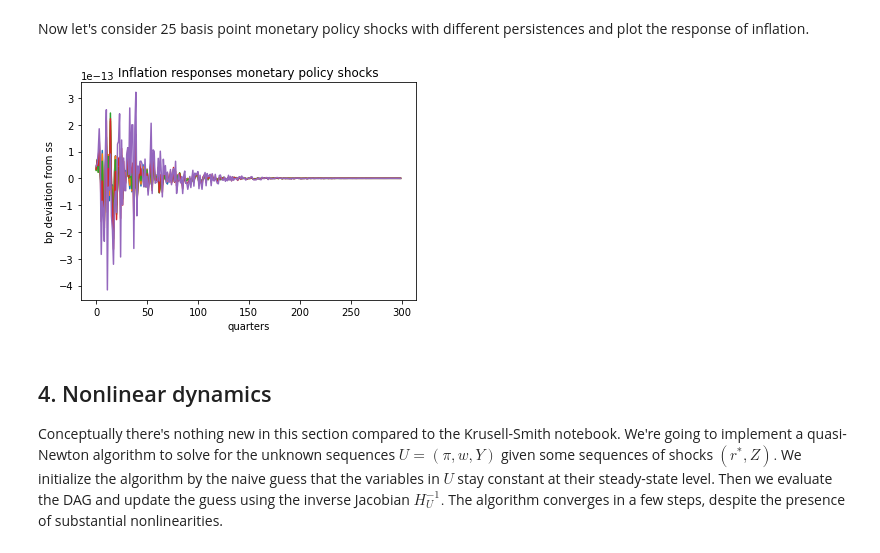
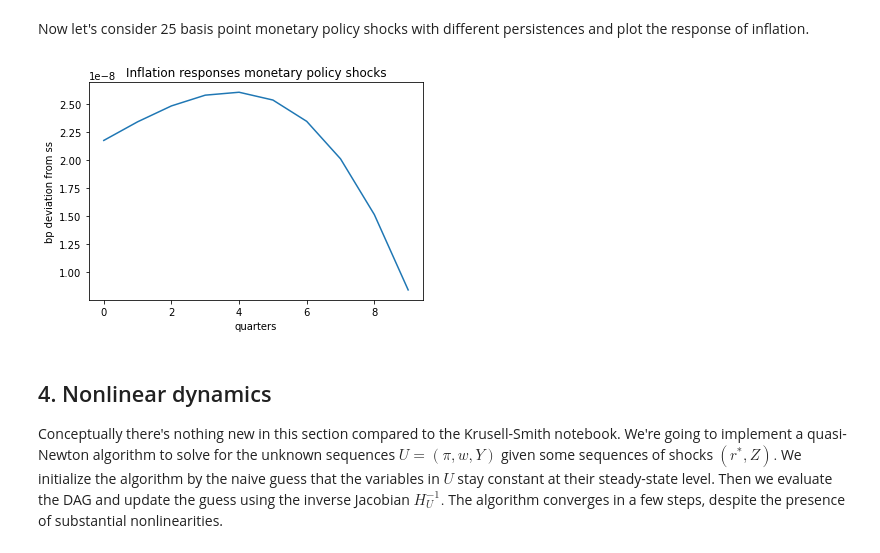
Before and after one commit to EmilHP/sequence-jacobian-master, a Jupyter notebook: hank.ipynb, the cells around one changed output. Drawn from its saved outputs; the diff is of its cells as text; code cells hidden in the pictures.

```diff
--- a/hank.ipynb
+++ b/hank.ipynb
@@ -343,18 +343,18 @@ for o in G:
 # %% [markdown]
 Now let's consider 25 basis point monetary policy shocks with different persistences and plot the response of inflation.
 # %%
-rhos = np.array([0.2, 0.4, 0.6, 0.8, 0.9])
+rhos = np.array([0.2])
 
 drstar = -0.0025 * rhos ** (np.arange(T)[:, np.newaxis])
-dpi = G['A']['rstar'] @ drstar
+dpi = G['pi']['rstar'] @ drstar
 
-plt.plot(10000 * dpi[:])
+plt.plot(10000 * dpi[290:])
 plt.title(r'Inflation responses monetary policy shocks')
 plt.xlabel('quarters')
 plt.ylabel('bp deviation from ss')
 plt.show()
 # %% [output]
-[figure, old version]
+[figure, new version]
 # %% [markdown]
 <a id="4-nonlinear"></a>
 
```
Also changed, not shown: parts of 3 cells of this notebook, 6 other files.
